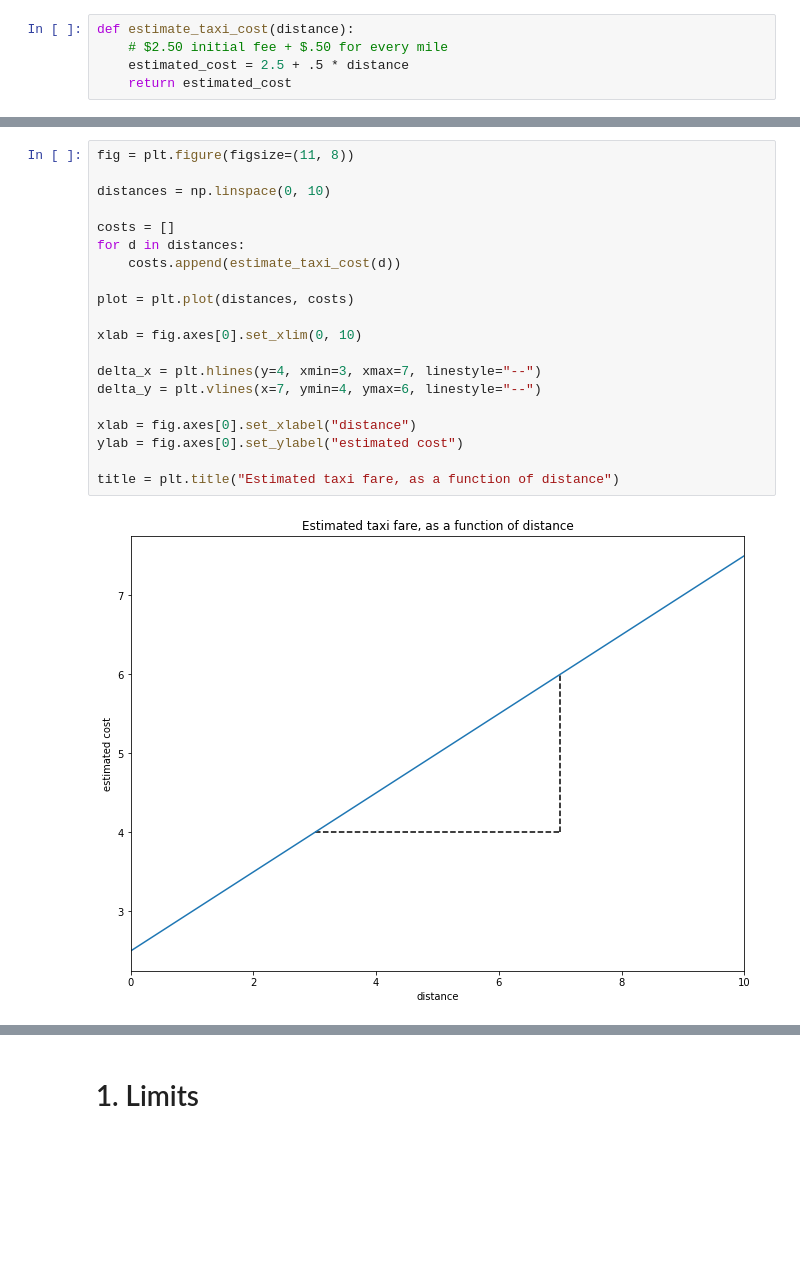
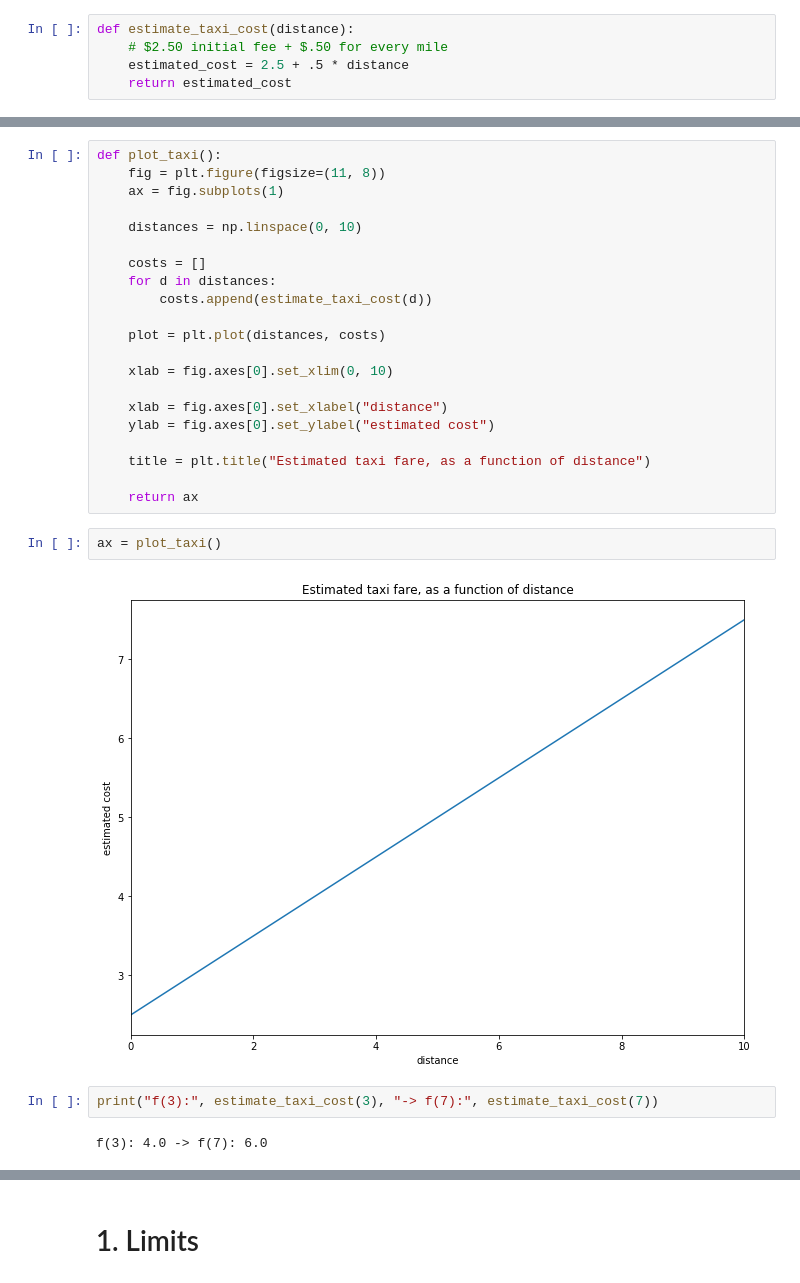
Before and after one commit to contently/math_class, a Jupyter notebook: calculus_derivatives.ipynb, the cells around one changed output, grey strips where cells are left out. Saved outputs shown, nothing was run; the diff lists cells and outputs as text; blank space fills up the shorter version.

```diff
--- a/calculus_derivatives.ipynb
+++ b/calculus_derivatives.ipynb
@@ -72,22 +70,29 @@ estimate_taxi_cost(7)
 # %%
-fig = plt.figure(figsize=(11, 8))
+def plot_taxi():
+    fig = plt.figure(figsize=(11, 8))
+    ax = fig.subplots(1)
 
-distances = np.linspace(0, 10)
+    distances = np.linspace(0, 10)
 
-costs = []
-for d in distances:
-    costs.append(estimate_taxi_cost(d))
+    costs = []
+    for d in distances:
+        costs.append(estimate_taxi_cost(d))
 
-plot = plt.plot(distances, costs)
+    plot = plt.plot(distances, costs)
 
-xlab = fig.axes[0].set_xlim(0, 10)
+    xlab = fig.axes[0].set_xlim(0, 10)
 
-delta_x = plt.hlines(y=4, xmin=3, xmax=7, linestyle="--")
-delta_y = plt.vlines(x=7, ymin=4, ymax=6, linestyle="--")
+    xlab = fig.axes[0].set_xlabel("distance")
+    ylab = fig.axes[0].set_ylabel("estimated cost")
 
-xlab = fig.axes[0].set_xlabel("distance")
-ylab = fig.axes[0].set_ylabel("estimated cost")
+    title = plt.title("Estimated taxi fare, as a function of distance")
 
-title = plt.title("Estimated taxi fare, as a function of distance")
+    return ax
-# %% [output]
-[figure, removed]
+# %%
+ax = plot_taxi()
+# %% [output]
+[figure, added]
+# %%
+print("f(3):", estimate_taxi_cost(3), "-> f(7):", estimate_taxi_cost(7))
+# %% [output]
+f(3): 4.0 -> f(7): 6.0
```
Also changed, not shown: parts of 31 cells of this notebook.
